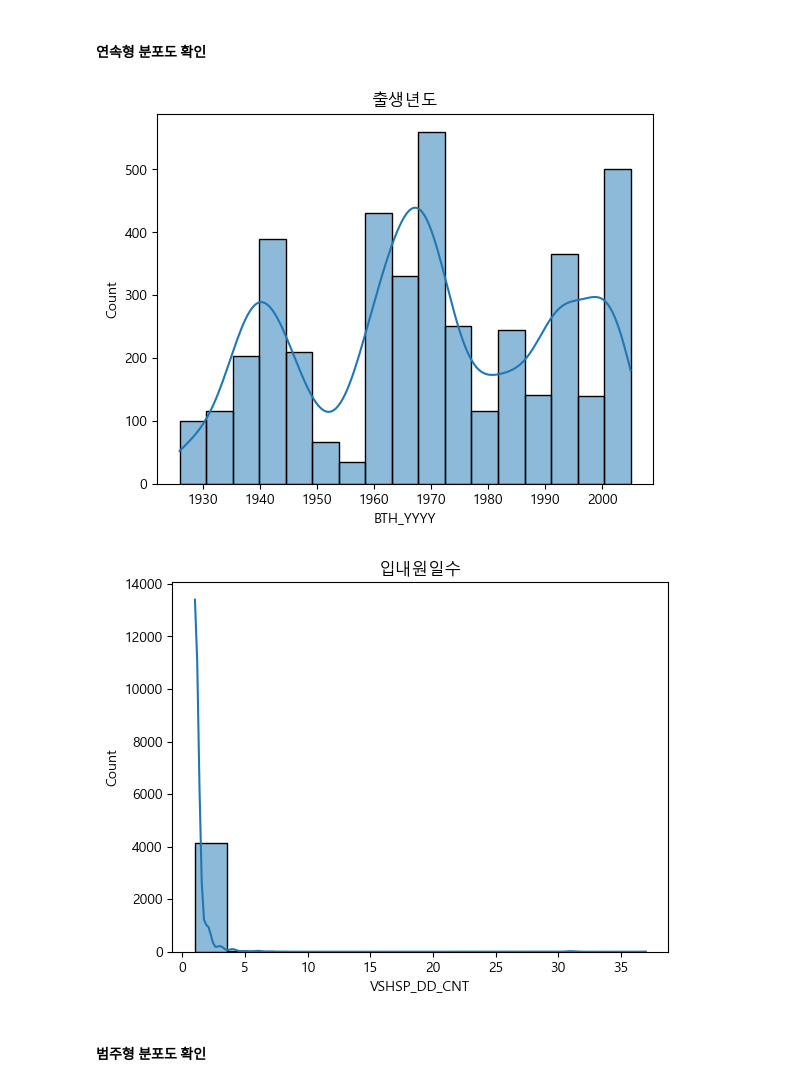
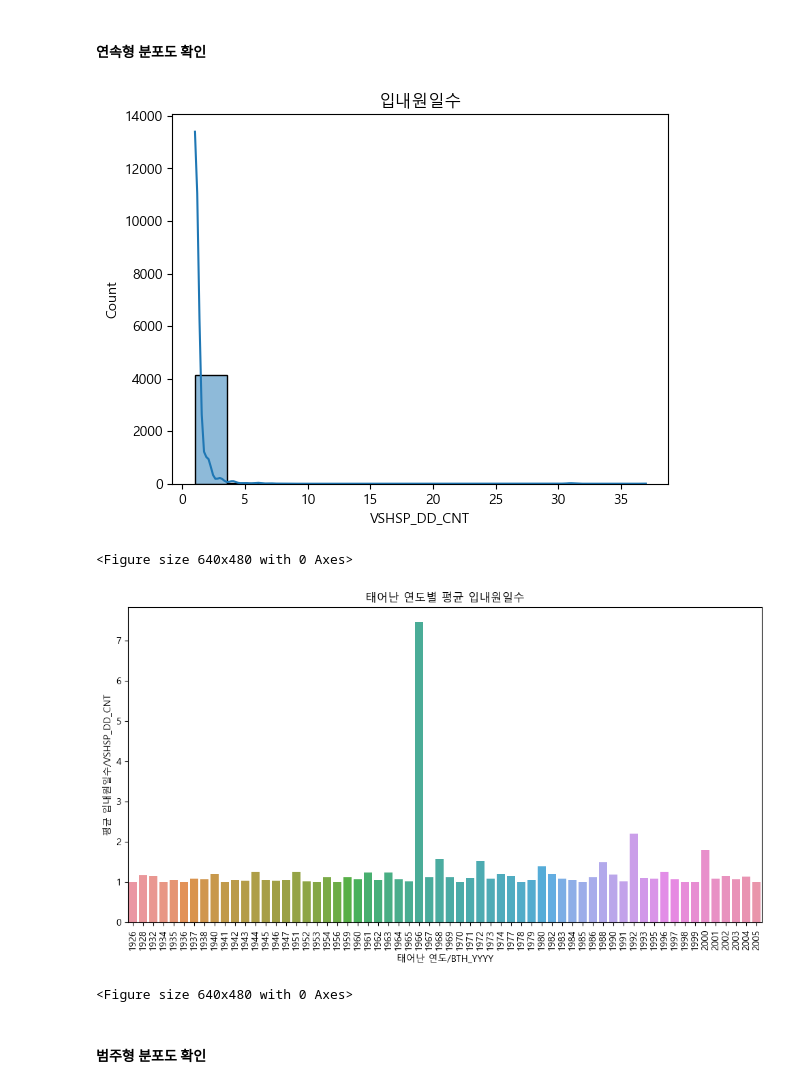
Before and after one commit to hhyowon/toy_data_analysis, a Jupyter notebook: Join_Collection_BND_M20/EDA/Join_Collection_BND_M20_EDA_hyo.ipynb, the cells around one changed output. Drawn from its saved outputs; the diff is of its cells as text; code cells hidden in the pictures.

```diff
--- a/Join_Collection_BND_M20/EDA/Join_Collection_BND_M20_EDA_hyo.ipynb
+++ b/Join_Collection_BND_M20/EDA/Join_Collection_BND_M20_EDA_hyo.ipynb
@@ -152,17 +127,39 @@ df_I10_h.describe().columns.to_list() #연속형 분포도 확인
 # %% [markdown]
 #### 연속형 분포도 확인
-# %%
-sns.histplot(data=df_I10_h, x='BTH_YYYY', kde=True)
-plt.title('출생년도')
-plt.show()
-# %% [output]
-[figure, old version]
 # %%
-sns.histplot(data=df_I10_h, x='VSHSP_DD_CNT', kde=True)
+sns.histplot(df_I10_h['VSHSP_DD_CNT'], kde=True)
 plt.title('입내원일수')
 plt.show()
+plt.savefig('입내원일수')
 # %% [output]
 [figure]
+<Figure size 640x480 with 0 Axes>
+# %%
+# 데이터프레임을 'BTH_YYYY' (태어난 연도)로 그룹화하고 'VSHSP_DD_CNT'의 평균을 계산
+grouped_data = df_I10_h.groupby('BTH_YYYY')['VSHSP_DD_CNT'].mean().reset_index()
+
+# 그래프 크기 설정
+plt.figure(figsize=(12, 6))
+
+# Seaborn을 사용하여 막대 그래프 생성
+sns.barplot(data=grouped_data, x='BTH_YYYY', y='VSHSP_DD_CNT')
+
+# 그래프 제목 설정
+plt.title('태어난 연도별 평균 입내원일수')
+
+# x축 레이블 회전하여 가독성 향상
+plt.xticks(rotation=90)
+
+# x축과 y축 레이블 추가
+plt.xlabel('태어난 연도/BTH_YYYY')
+plt.ylabel('평균 입내원일수/VSHSP_DD_CNT')
+
+# 그래프 표시
+plt.show()
+plt.savefig("태어난 연도별 평균 입내원일수.png")
+# %% [output]
+[figure, new version]
+<Figure size 640x480 with 0 Axes>
 # %% [markdown]
 #### 범주형 분포도 확인
 # %%
```
Also changed, not shown: parts of 12 cells of this notebook, 14 other files.
